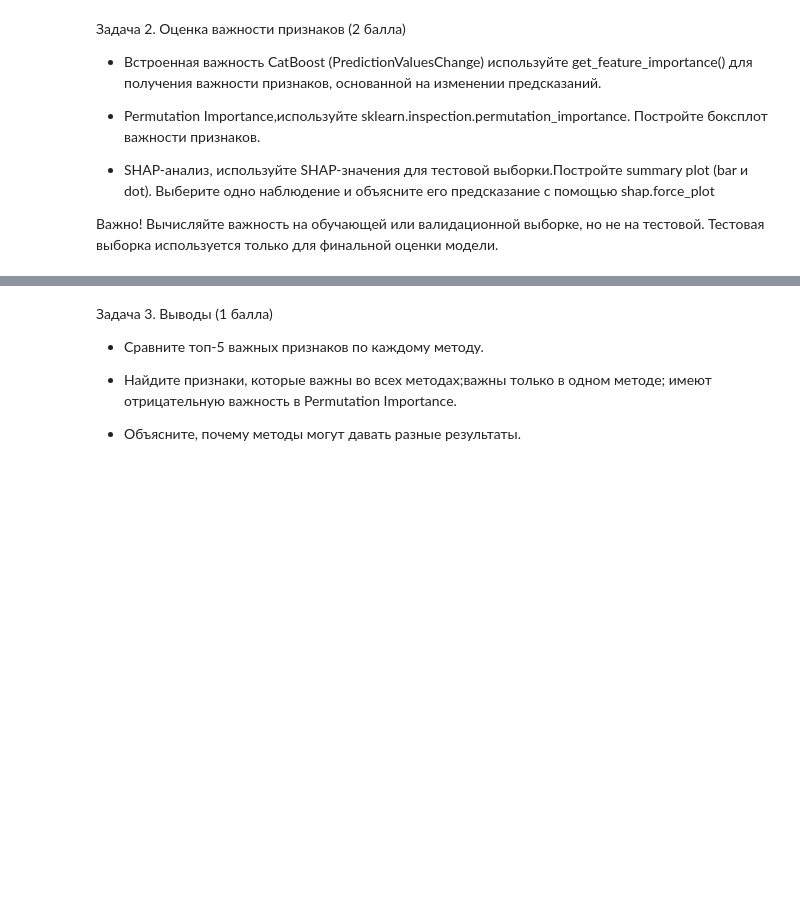
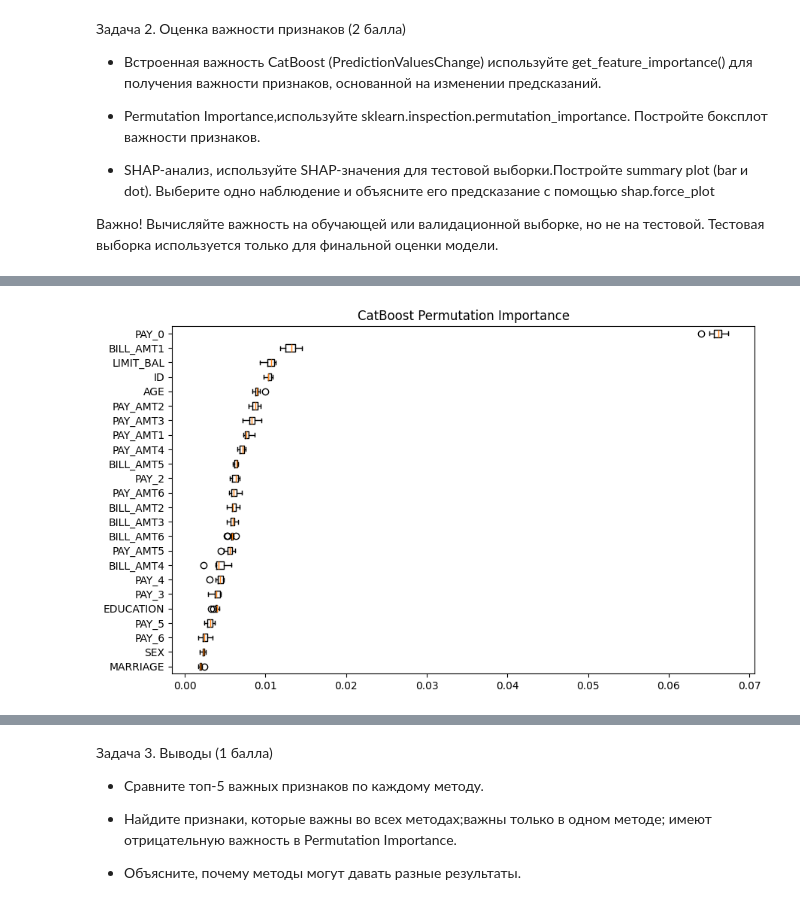
Before and after one commit to Lizavetka99/t-akademy, a Jupyter notebook: ml hw6/dz_ml_feature_importance.ipynb, the cells around one changed output, grey strips where cells are left out. Drawn from its saved outputs; the diff is of its cells as text; code cells hidden in the pictures; blank space fills up the shorter version.

```diff
--- a/ml hw6/dz_ml_feature_importance.ipynb
+++ b/ml hw6/dz_ml_feature_importance.ipynb
@@ -152,0 +163,11 @@ ROC-AUC 0.7771136631075503
+# %%
+from sklearn.inspection import permutation_importance
+
+cat_result = permutation_importance(model, X_train, y_train, n_repeats=10, random_state=42)
+plt.figure(figsize=(10, 6))
+plt.title("CatBoost Permutation Importance")
+sorted_idx = cat_result.importances_mean.argsort()
+plt.boxplot(cat_result.importances[sorted_idx].T, vert=False, tick_labels=X_train.columns[sorted_idx])
+plt.show()
+# %% [output]
+[figure, added]
```
Also changed, not shown: parts of 23 cells of this notebook.
